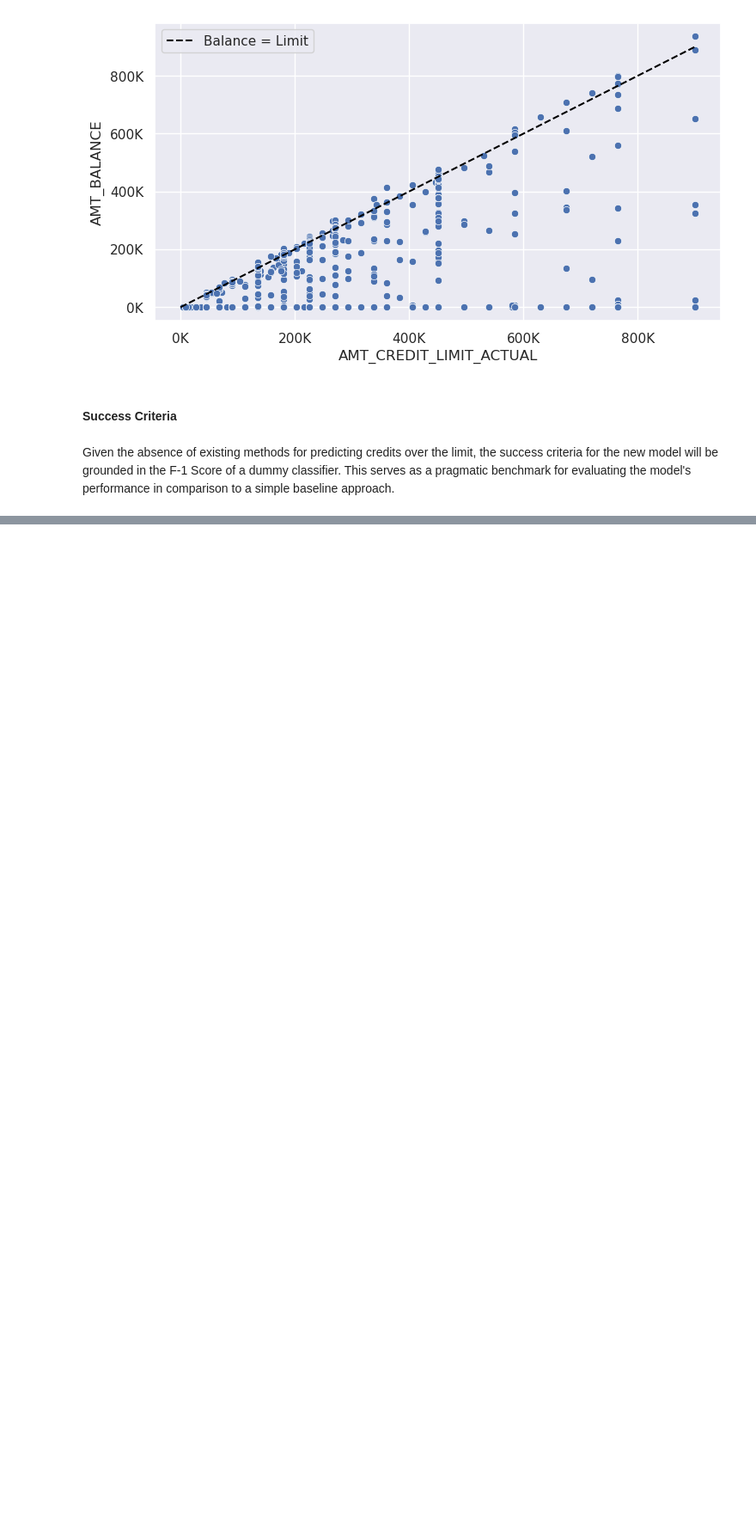
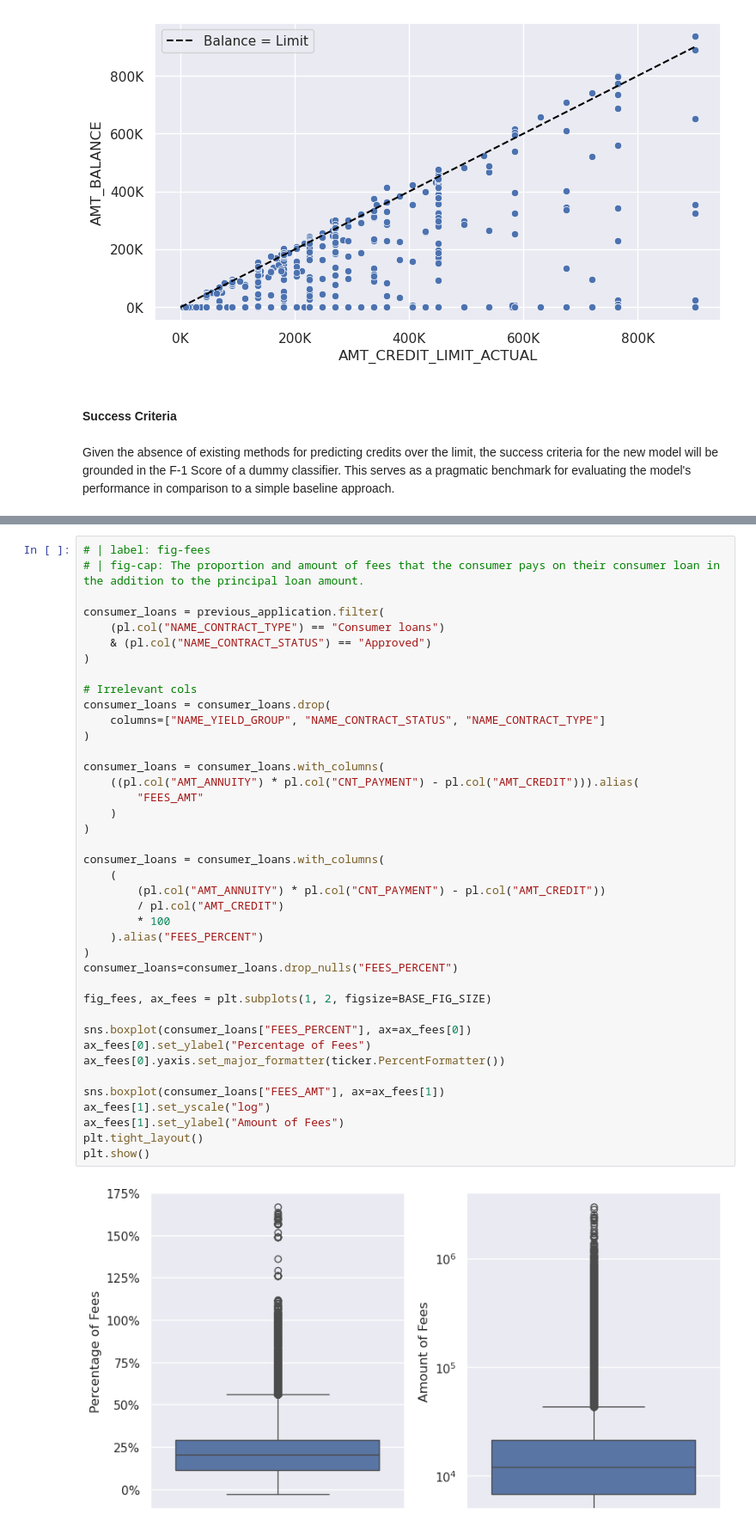
Before and after one commit to gediminas-skvarnavicius/home-credit-group-ml, a Jupyter notebook: summary.ipynb, the cells around one changed output, grey strips where cells are left out. Shown: that part at 86% size. Drawn from its saved outputs; the diff is of its cells as text; blank space fills up the shorter version.

```diff
--- a/summary.ipynb
+++ b/summary.ipynb
@@ -165,0 +180,42 @@ print(
+# %%
+# | label: fig-fees
+# | fig-cap: The proportion and amount of fees that the consumer pays on their consumer loan in the addition to the principal loan amount.
+
+consumer_loans = previous_application.filter(
+    (pl.col("NAME_CONTRACT_TYPE") == "Consumer loans")
+    & (pl.col("NAME_CONTRACT_STATUS") == "Approved")
+)
+
+# Irrelevant cols
+consumer_loans = consumer_loans.drop(
+    columns=["NAME_YIELD_GROUP", "NAME_CONTRACT_STATUS", "NAME_CONTRACT_TYPE"]
+)
+
+consumer_loans = consumer_loans.with_columns(
+    ((pl.col("AMT_ANNUITY") * pl.col("CNT_PAYMENT") - pl.col("AMT_CREDIT"))).alias(
+        "FEES_AMT"
+    )
+)
+
+consumer_loans = consumer_loans.with_columns(
+    (
+        (pl.col("AMT_ANNUITY") * pl.col("CNT_PAYMENT") - pl.col("AMT_CREDIT"))
+        / pl.col("AMT_CREDIT")
+        * 100
+    ).alias("FEES_PERCENT")
+)
+consumer_loans=consumer_loans.drop_nulls("FEES_PERCENT")
+
+fig_fees, ax_fees = plt.subplots(1, 2, figsize=BASE_FIG_SIZE)
+
+sns.boxplot(consumer_loans["FEES_PERCENT"], ax=ax_fees[0])
+ax_fees[0].set_ylabel("Percentage of Fees")
+ax_fees[0].yaxis.set_major_formatter(ticker.PercentFormatter())
+
+sns.boxplot(consumer_loans["FEES_AMT"], ax=ax_fees[1])
+ax_fees[1].set_yscale("log")
+ax_fees[1].set_ylabel("Amount of Fees")
+plt.tight_layout()
+plt.show()
+# %% [output]
+[figure, added]
```
Also changed, not shown: parts of 38 cells of this notebook, 20 other files.
